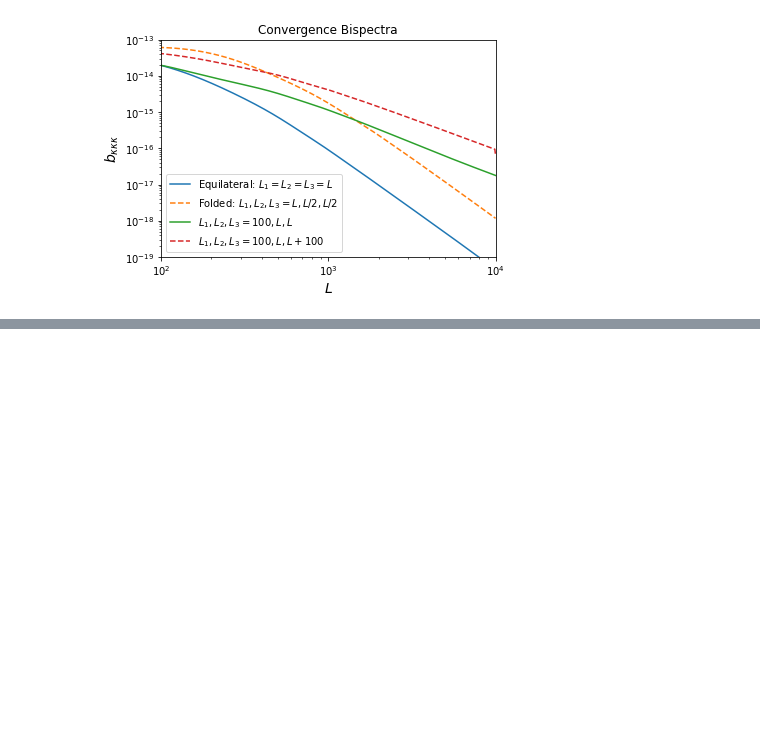
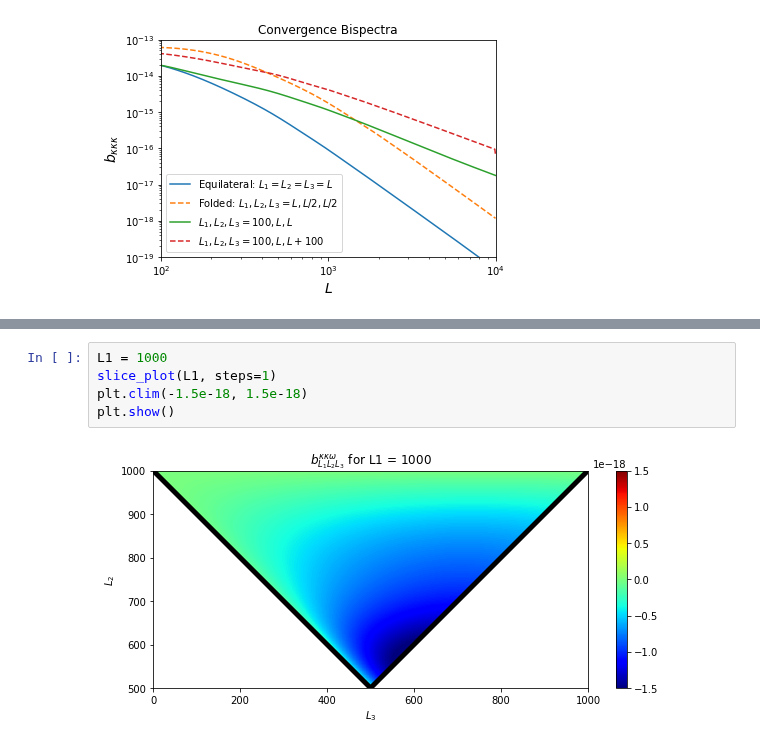
Before and after one commit to mfrobertson/omegaQE, a Jupyter notebook: kkomega/spline_bispectra.ipynb, the cells around one changed output, grey strips where cells are left out. Drawn from its saved outputs; the diff is of its cells as text; blank space fills up the shorter version.

```diff
--- a/kkomega/spline_bispectra.ipynb
+++ b/kkomega/spline_bispectra.ipynb
@@ -149,0 +260,7 @@ plt.show()
+# %%
+L1 = 1000
+slice_plot(L1, steps=1)
+plt.clim(-1.5e-18, 1.5e-18)
+plt.show()
+# %% [output]
+[figure, added]
```
Also changed, not shown: parts of 19 cells of this notebook, 1 other file.
